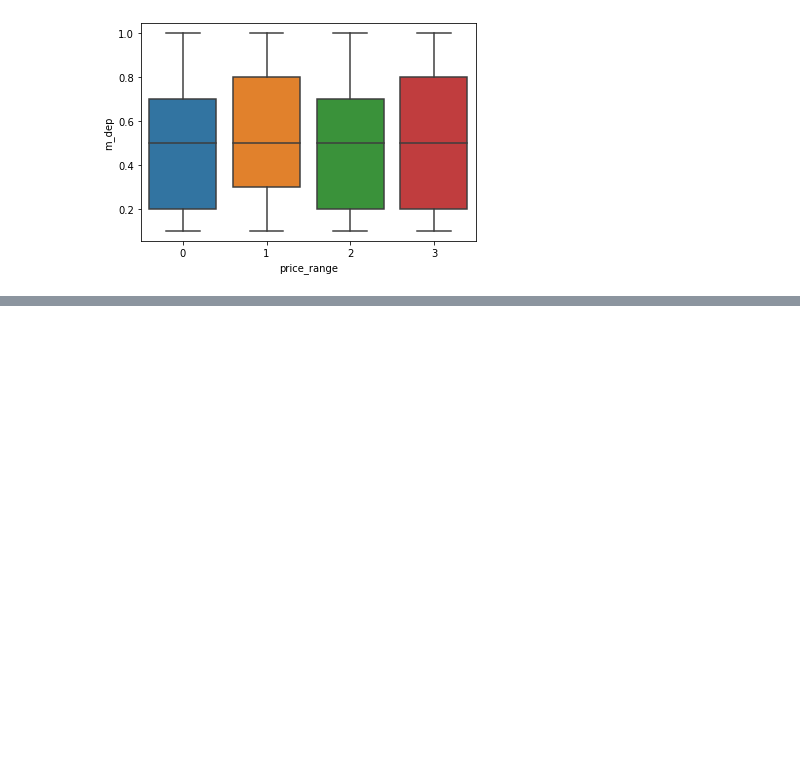
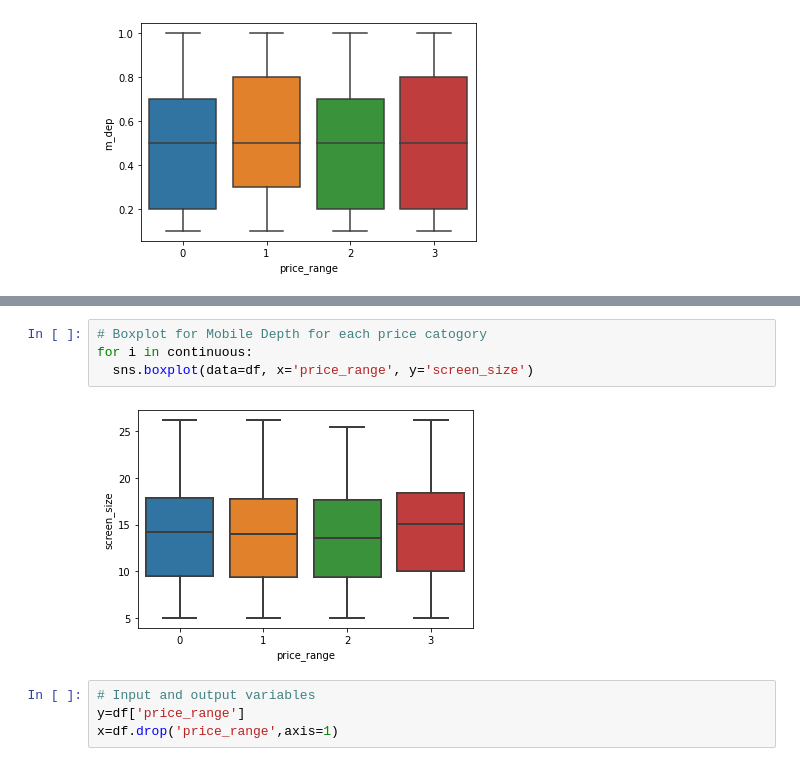
Before and after one commit to Arvindkale123/mobile-price-range-prediction, a Jupyter notebook: capstone 3.ipynb, the cells around one changed output, grey strips where cells are left out. Saved outputs shown, nothing was run; the diff lists cells and outputs as text; blank space fills up the shorter version.

```diff
--- a/capstone 3.ipynb
+++ b/capstone 3.ipynb
@@ -217,0 +236,10 @@ sns.boxplot(data=df, x='price_range', y='m_dep')
+# %%
+# Boxplot for Mobile Depth for each price catogory
+for i in continuous:
+  sns.boxplot(data=df, x='price_range', y='screen_size')
+# %% [output]
+[figure, added]
+# %%
+# Input and output variables
+y=df['price_range']
+x=df.drop('price_range',axis=1)
```
Also changed, not shown: parts of 5 cells of this notebook.
